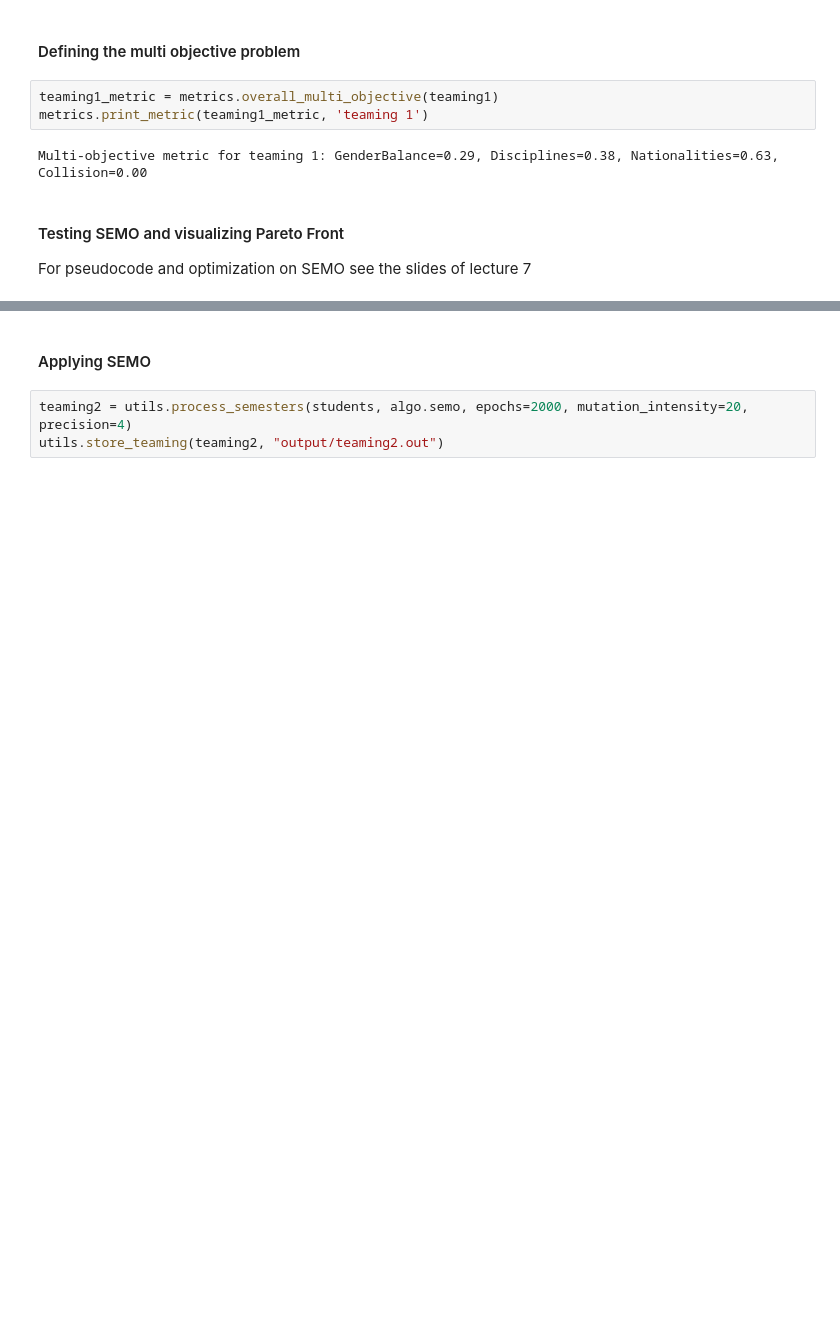
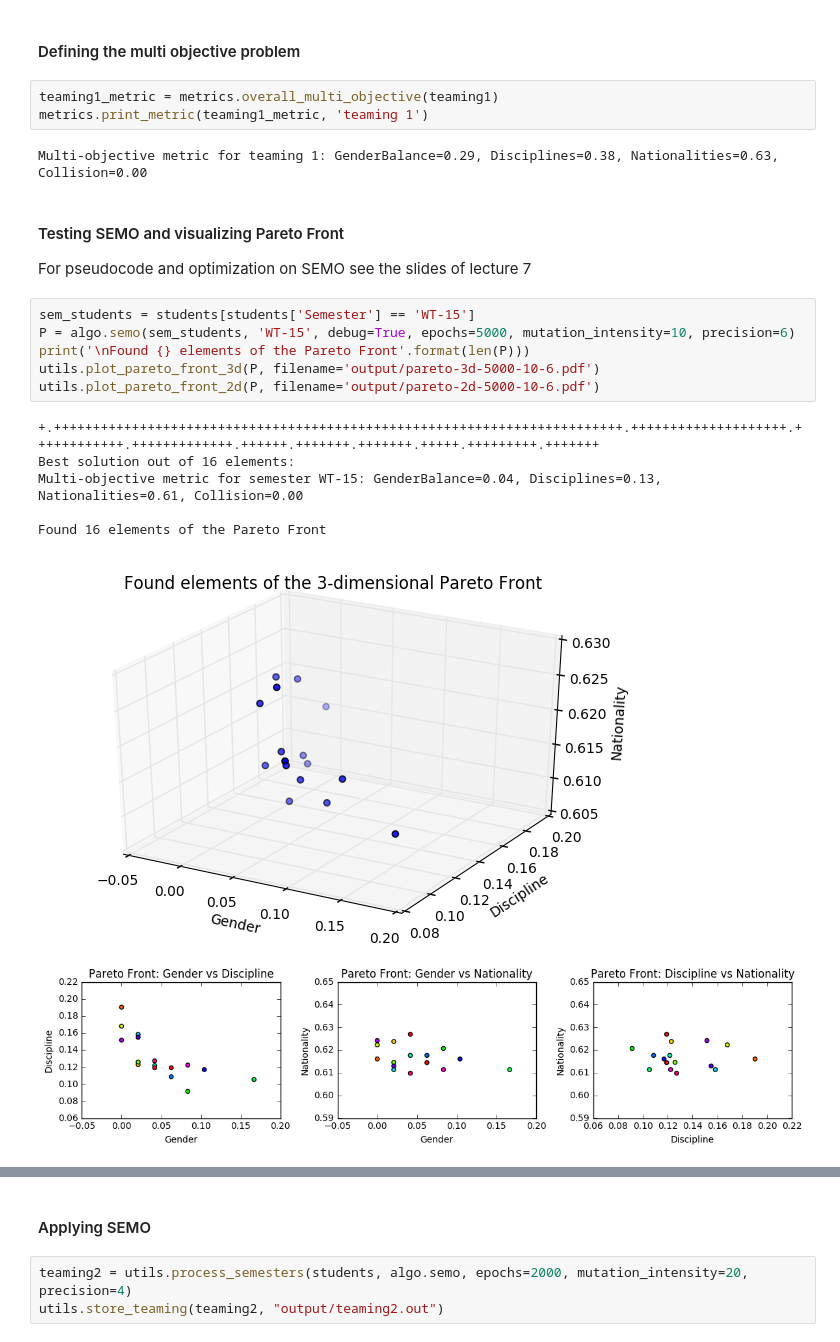
Before and after one commit to Chaoste/course-nia, a Jupyter notebook: project4/project4.ipynb, the cells around one changed output, grey strips where cells are left out. Saved outputs shown, nothing was run; the diff lists cells and outputs as text; blank space fills up the shorter version.

```diff
--- a/project4/project4.ipynb
+++ b/project4/project4.ipynb
@@ -40,6 +40,20 @@ Multi-objective metric for teaming 1: GenderBalance=0.29, Disciplines=0.38, Nati
 # %% [markdown]
 #### Testing SEMO and visualizing Pareto Front
 For pseudocode and optimization on SEMO see the slides of lecture 7
+# %%
+sem_students = students[students['Semester'] == 'WT-15']
+P = algo.semo(sem_students, 'WT-15', debug=True, epochs=5000, mutation_intensity=10, precision=6)
+print('\nFound {} elements of the Pareto Front'.format(len(P)))
+utils.plot_pareto_front_3d(P, filename='output/pareto-3d-5000-10-6.pdf')
+utils.plot_pareto_front_2d(P, filename='output/pareto-2d-5000-10-6.pdf')
+# %% [output]
++.+++++++++++++++++++++++++++++++++++++++++++++++++++++++++++++++++++++++++.++++++++++++++++++++.++++++++++++.+++++++++++++.++++++.+++++++.+++++++.+++++.+++++++++.+++++++
+Best solution out of 16 elements:
+Multi-objective metric for semester WT-15: GenderBalance=0.04, Disciplines=0.13, Nationalities=0.61, Collision=0.00
+
+Found 16 elements of the Pareto Front
+[figure, added]
+[figure, added]
 # %%
 sem_students = students[students['Semester'] == 'WT-15']
 P = algo.semo(sem_students, 'WT-15', debug=True, epochs=2000, mutation_intensity=20, precision=4)
```
Also changed, not shown: parts of 5 cells of this notebook, 9 other files.
